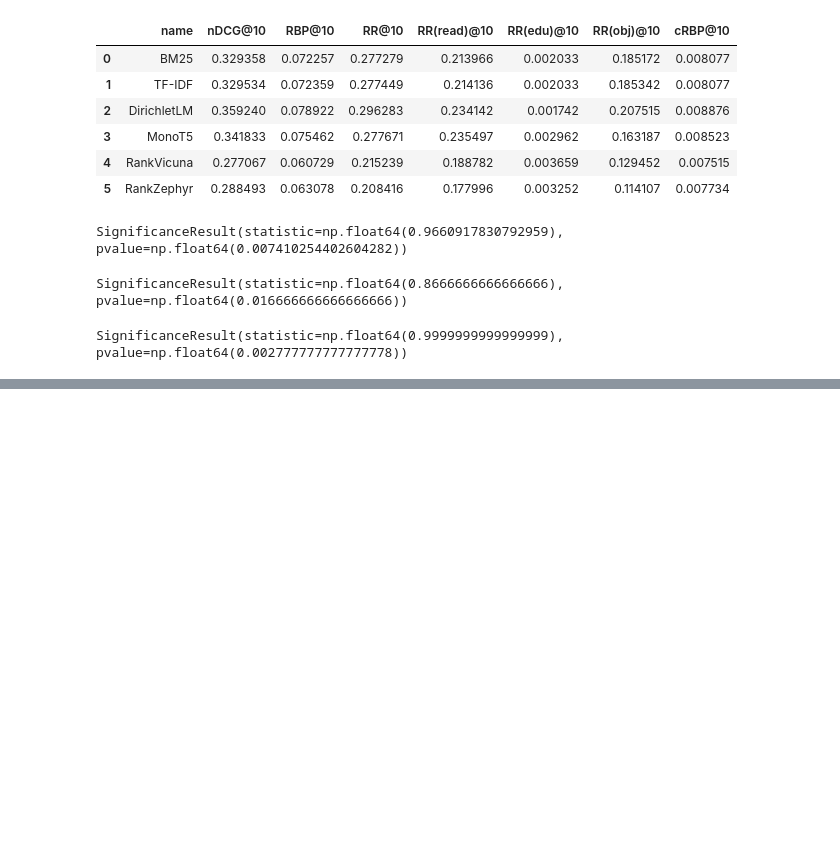
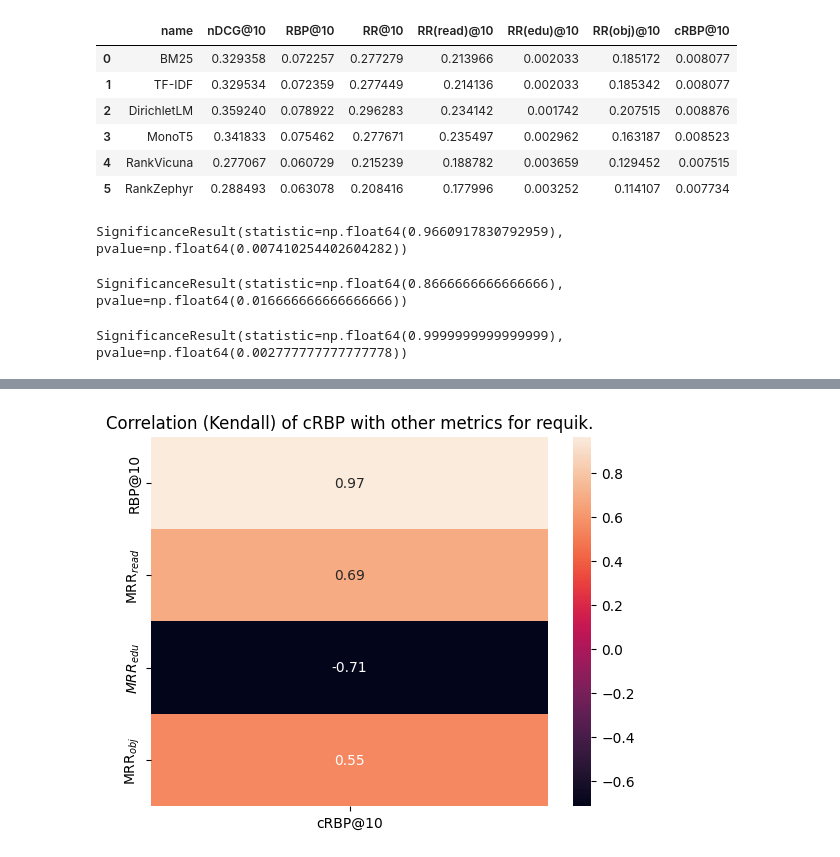
Before and after one commit to SOLandChildren/ChildCenteredEvaluation, a Jupyter notebook: code/evaluation.ipynb, the cells around one changed output, grey strips where cells are left out. Saved outputs shown, nothing was run; the diff lists cells and outputs as text; code cells hidden in the pictures; blank space fills up the shorter version.

```diff
--- a/code/evaluation.ipynb
+++ b/code/evaluation.ipynb
@@ -736,0 +813,19 @@ SignificanceResult(statistic=np.float64(0.9999999999999999), pvalue=np.float64(0
+# %%
+import seaborn as sns
+import pandas as pd
+import matplotlib.pyplot as plt
+%matplotlib inline
+
+# load the Auto dataset
+requik_results = pd.read_csv("results/requik/eval_consolidated.csv")
+requik_results = requik_results.rename({"RR@10": "MRR", "RR(read)@10": "MRR$_{read}$", "RR(edu)@10": "$MRR_{edu}$", "RR(obj)@10":"MRR$_{obj}$"}, axis=1)
+
+# calculate the correlation matrix on the numeric columns
+requik_corr = requik_results.select_dtypes('number').corr(method="kendall")
+
+# plot the heatmap
+f = sns.heatmap(requik_corr[["cRBP@10"]].drop(["nDCG@10", "MRR", "cRBP@10"], axis=0), annot=True)
+plt.title("Correlation (Kendall) of cRBP with other metrics for requik.")
+plt.show()
+# %% [output]
+[figure, added]
```
Also changed, not shown: parts of 5 cells of this notebook.
